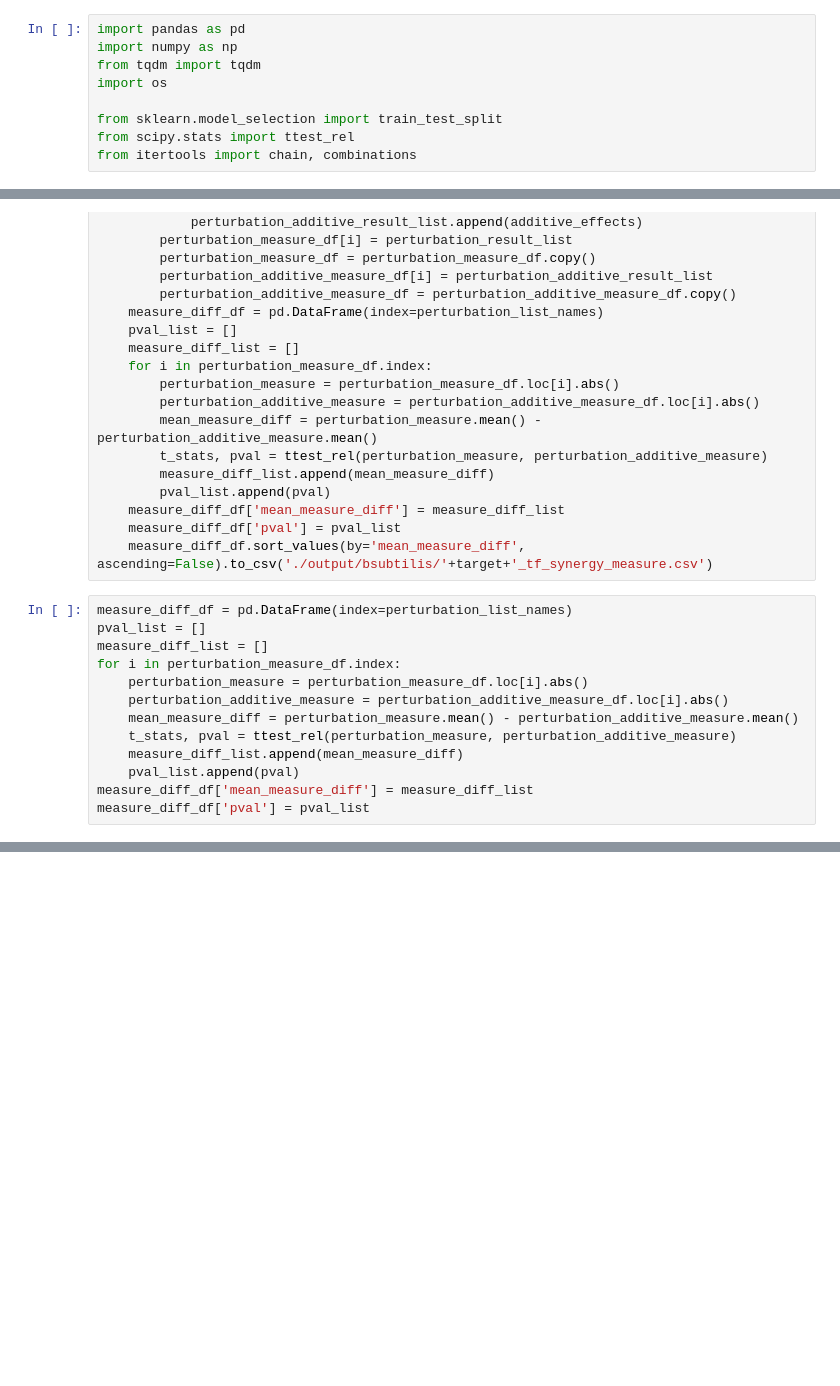
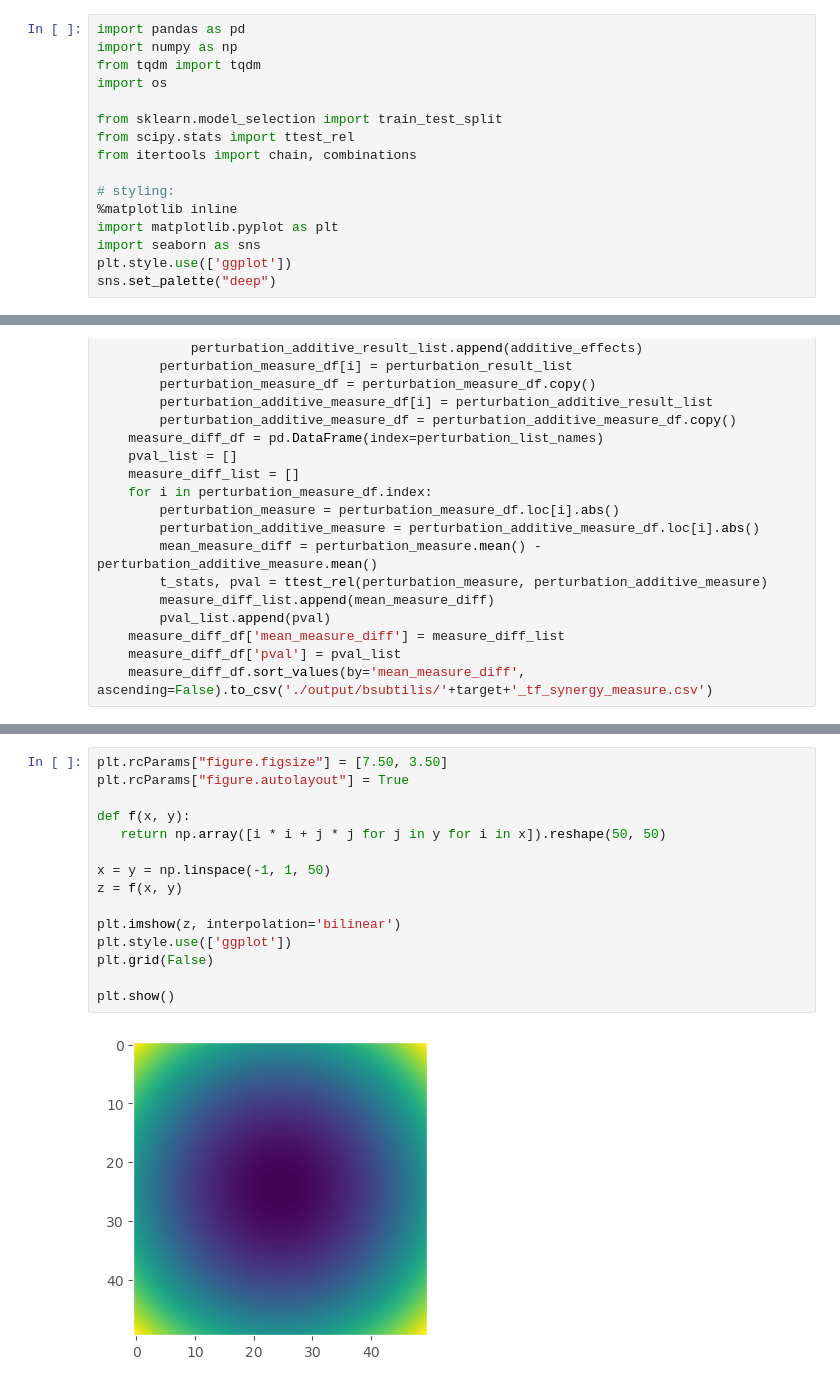
Before and after one commit to IcyFermion/feature_synergy, a Jupyter notebook: subtilis_exp.ipynb, the cells around one changed output, grey strips where cells are left out. Drawn from its saved outputs; the diff is of its cells as text; blank space fills up the shorter version.

```diff
--- a/subtilis_exp.ipynb
+++ b/subtilis_exp.ipynb
@@ -7,6 +7,13 @@ import os
 from sklearn.model_selection import train_test_split
 from scipy.stats import ttest_rel
 from itertools import chain, combinations
+
+# styling:
+%matplotlib inline
+import matplotlib.pyplot as plt
+import seaborn as sns
+plt.style.use(['ggplot'])
+sns.set_palette("deep")
 # %%
 perturbation_factor = 3.0
 def choose_2_3(iterable):
@@ -172,17 +161,4 @@ for target in target_set:
     measure_diff_df['mean_measure_diff'] = measure_diff_list
     measure_diff_df['pval'] = pval_list
     measure_diff_df.sort_values(by='mean_measure_diff', ascending=False).to_csv('./output/bsubtilis/'+target+'_tf_synergy_measure.csv')
-# %%
-measure_diff_df = pd.DataFrame(index=perturbation_list_names)
-pval_list = []
-measure_diff_list = []
-for i in perturbation_measure_df.index:
-    perturbation_measure = perturbation_measure_df.loc[i].abs()
-    perturbation_additive_measure = perturbation_additive_measure_df.loc[i].abs()
-    mean_measure_diff = perturbation_measure.mean() - perturbation_additive_measure.mean()
-    t_stats, pval = ttest_rel(perturbation_measure, perturbation_additive_measure)
-    measure_diff_list.append(mean_measure_diff)
-    pval_list.append(pval)
-measure_diff_df['mean_measure_diff'] = measure_diff_list
-measure_diff_df['pval'] = pval_list
 # %%
@@ -207,0 +201,17 @@ measure_diff_df.sort_values(by='mean_measure_diff', ascending=False)
+# %%
+plt.rcParams["figure.figsize"] = [7.50, 3.50]
+plt.rcParams["figure.autolayout"] = True
+
+def f(x, y):
+   return np.array([i * i + j * j for j in y for i in x]).reshape(50, 50)
+
+x = y = np.linspace(-1, 1, 50)
+z = f(x, y)
+
+plt.imshow(z, interpolation='bilinear')
+plt.style.use(['ggplot'])
+plt.grid(False)
+
+plt.show()
+# %% [output]
+[figure, added]
```
Also changed, not shown: parts of 8 cells of this notebook.
